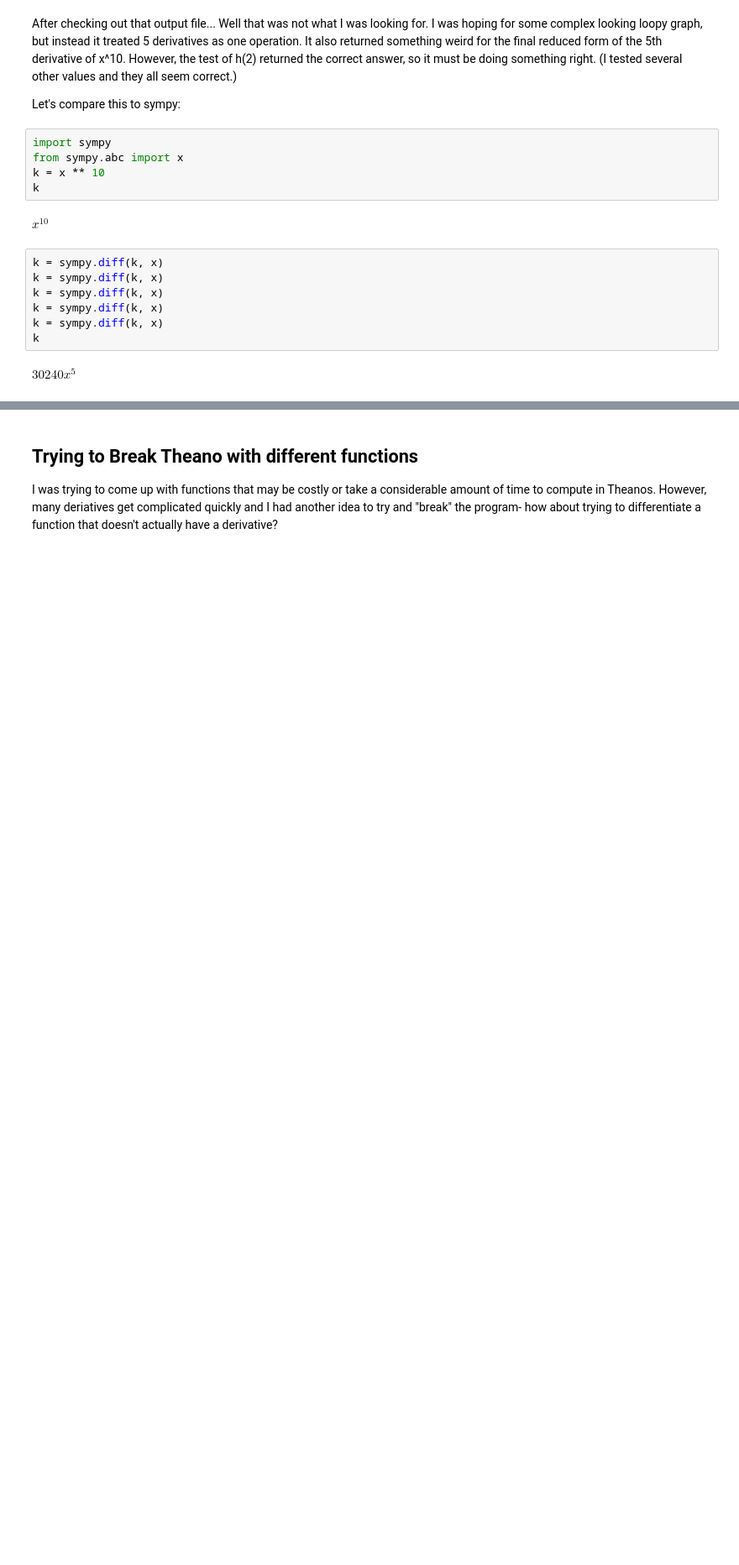
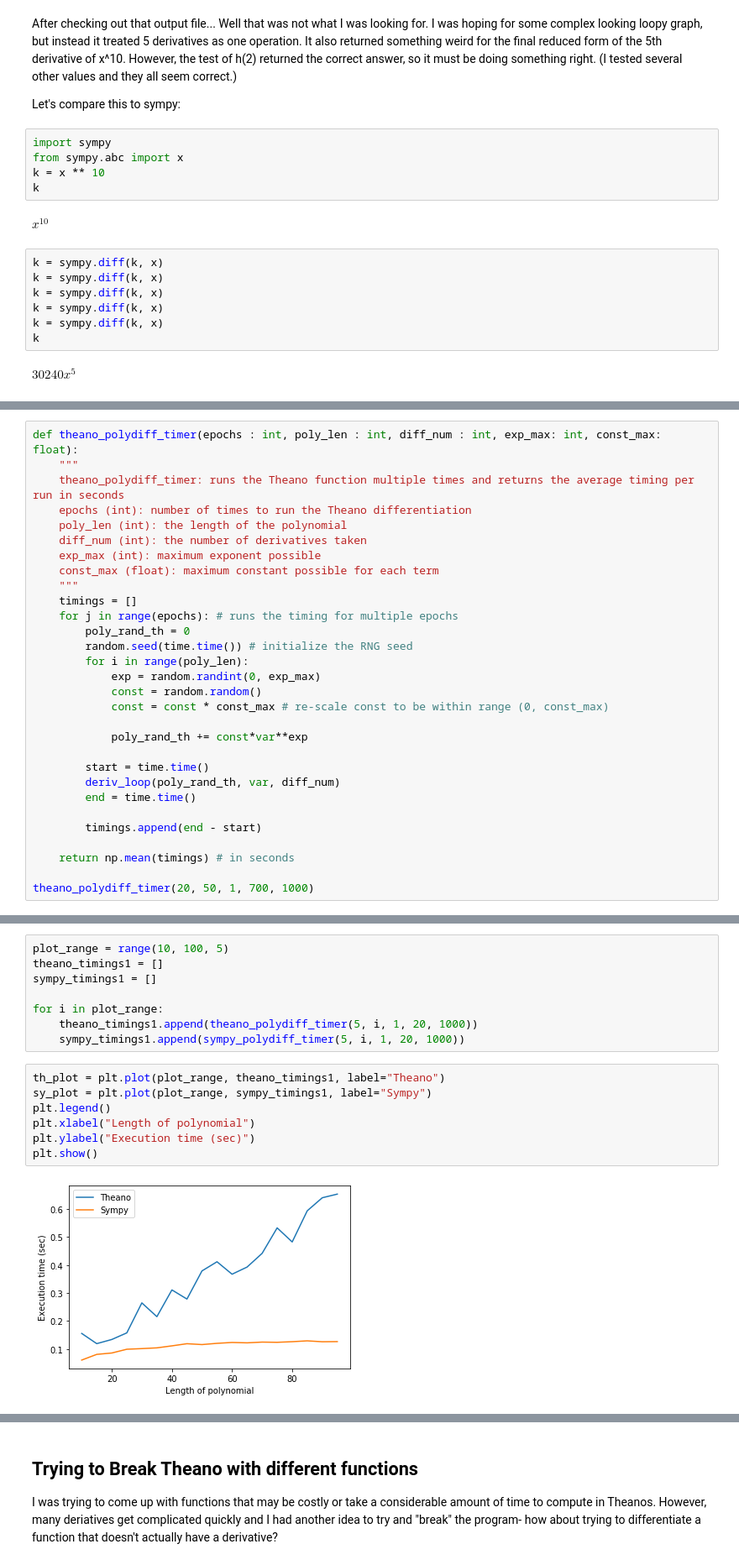
Before and after one commit to cu-numcomp/numcomp-team-project-group_project_csci_3656_team_b, a Jupyter notebook: project.ipynb, the cells around one changed output, grey strips where cells are left out. Shown at 84% size. Cells and saved outputs as stored; diff of their text form; blank space fills up the shorter version.

Commit message:
finished the timing tests

```diff
--- a/project.ipynb
+++ b/project.ipynb
@@ -121,0 +150,30 @@ $\displaystyle 30240 x^{5}$
+# %%
+def theano_polydiff_timer(epochs : int, poly_len : int, diff_num : int, exp_max: int, const_max: float):
+    """
+    theano_polydiff_timer: runs the Theano function multiple times and returns the average timing per run in seconds
+    epochs (int): number of times to run the Theano differentiation
+    poly_len (int): the length of the polynomial
+    diff_num (int): the number of derivatives taken
+    exp_max (int): maximum exponent possible
+    const_max (float): maximum constant possible for each term
+    """
+    timings = []
+    for j in range(epochs): # runs the timing for multiple epochs
+        poly_rand_th = 0
+        random.seed(time.time()) # initialize the RNG seed
+        for i in range(poly_len):
+            exp = random.randint(0, exp_max)
+            const = random.random()
+            const = const * const_max # re-scale const to be within range (0, const_max)
+
+            poly_rand_th += const*var**exp
+
+        start = time.time()
+        deriv_loop(poly_rand_th, var, diff_num)
+        end = time.time()
+
+        timings.append(end - start)
+
+    return np.mean(timings) # in seconds
+
+theano_polydiff_timer(20, 50, 1, 700, 1000)
@@ -121,0 +220,17 @@ $\displaystyle 30240 x^{5}$
+# %%
+plot_range = range(10, 100, 5)
+theano_timings1 = []
+sympy_timings1 = []
+
+for i in plot_range:
+    theano_timings1.append(theano_polydiff_timer(5, i, 1, 20, 1000))
+    sympy_timings1.append(sympy_polydiff_timer(5, i, 1, 20, 1000))
+# %%
+th_plot = plt.plot(plot_range, theano_timings1, label="Theano")
+sy_plot = plt.plot(plot_range, sympy_timings1, label="Sympy")
+plt.legend()
+plt.xlabel("Length of polynomial")
+plt.ylabel("Execution time (sec)")
+plt.show()
+# %% [output]
+[figure, added]
```
Also changed, not shown: parts of 24 cells of this notebook.
